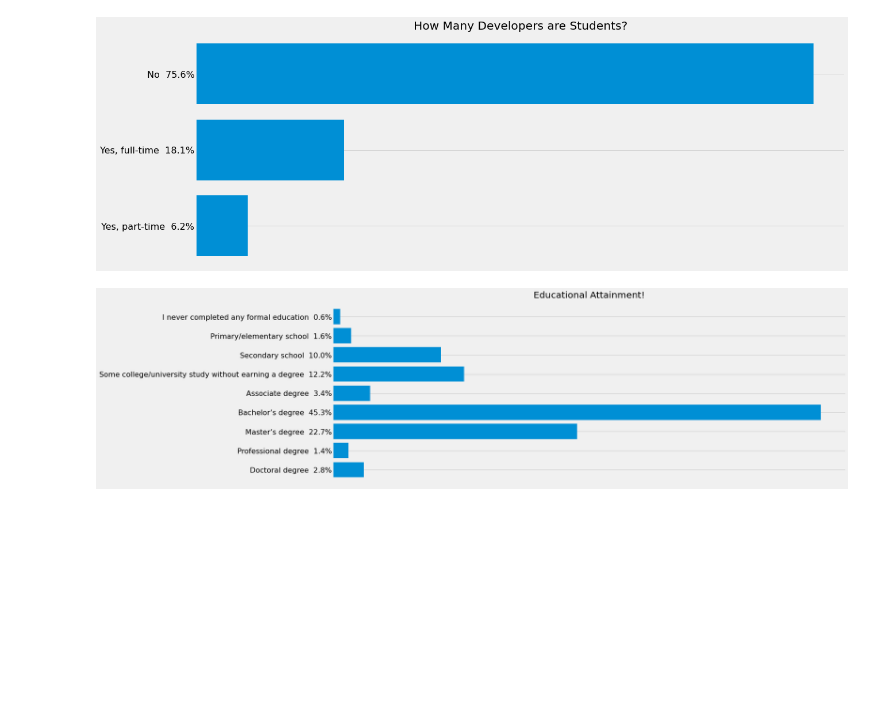
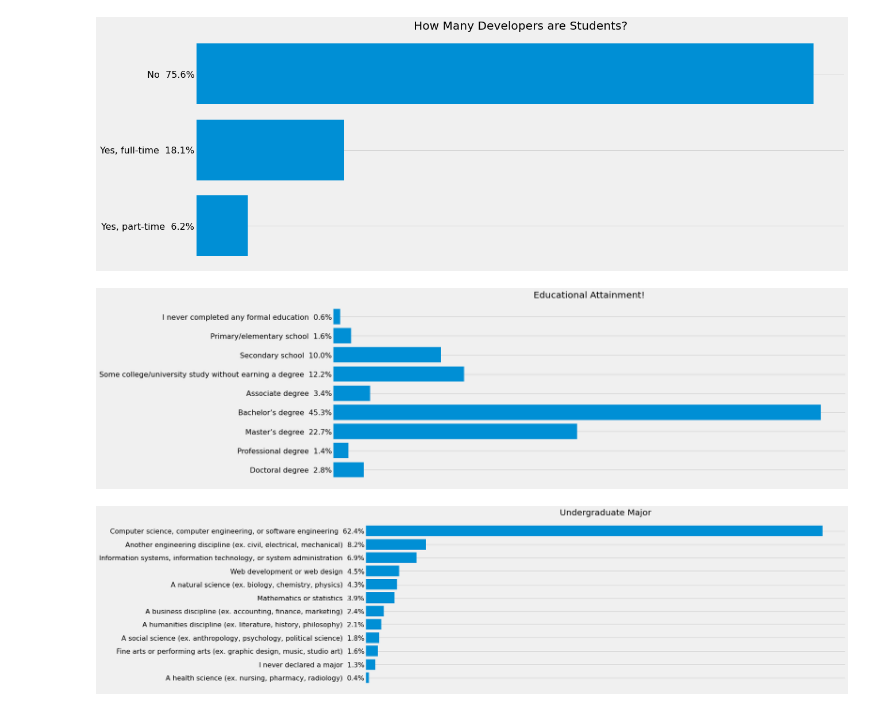
Before and after one commit to qristinius/Stackoverflow-Survey-2019, a Jupyter notebook: dev_survey_results_2019.ipynb, the cells around one changed output. Cells and saved outputs as stored; diff of their text form; code cells hidden in the pictures; blank space fills up the shorter version.

```diff
--- a/dev_survey_results_2019.ipynb
+++ b/dev_survey_results_2019.ipynb
@@ -574,3 +574,24 @@ for i in key_Phrases:
 Build_Barh_sizes(key_Phrases, Quantity, edu_level, "fivethirtyeight", False , (18,7), "Educational Attainment!")
 # %% [output]
 [figure]
+# %%
+undergraduate_major = data["UndergradMajor"]
+undergraduate_major.dropna(inplace = True )
+
+counted = Counter(undergraduate_major)
+
+Counted_sorted = sort_dict_by_value(counted, False)
+
+items =  Counted_sorted.items()
+key_Phrases = []
+Quantity = []
+
+
+for item in items:
+    key_Phrases.append(item[0])
+    Quantity.append(item[1])
+
+
+Build_Barh_sizes(key_Phrases, Quantity, undergraduate_major, "fivethirtyeight", False , (18,7), "Undergraduate Major")
+# %% [output]
+[figure, added]
```
